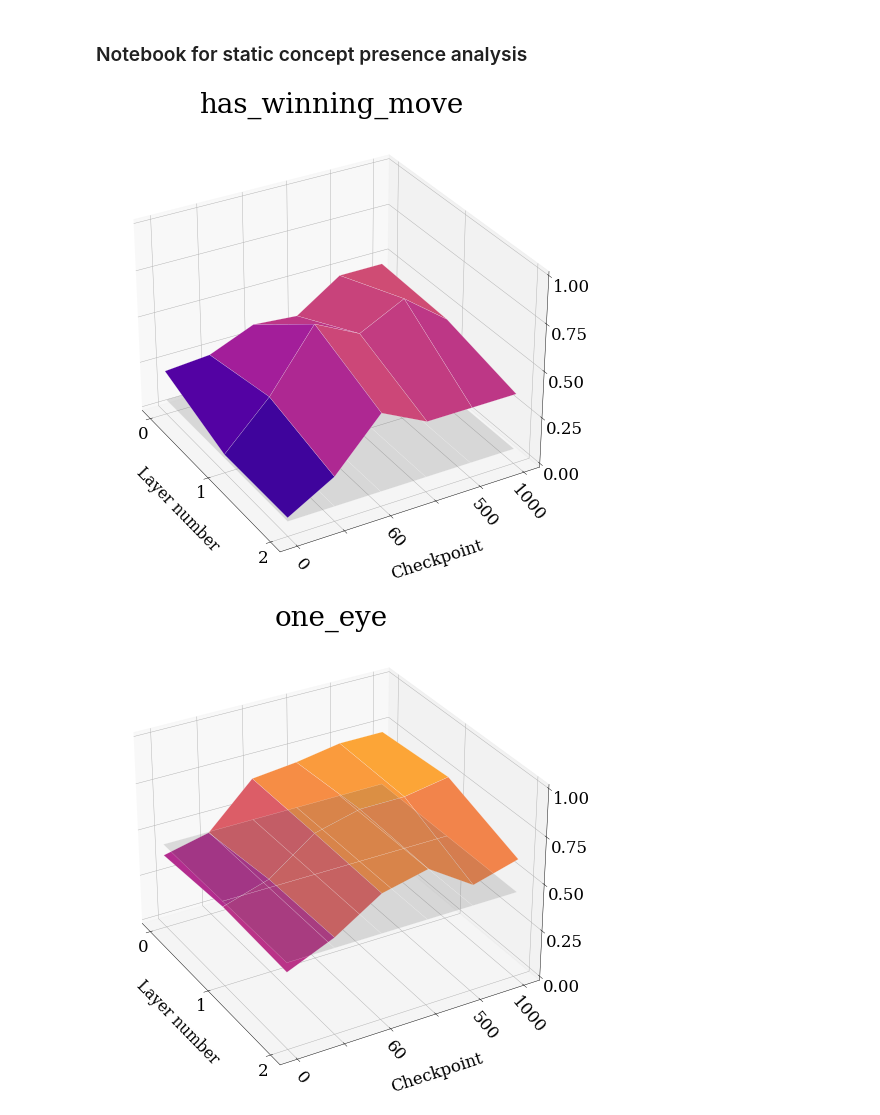
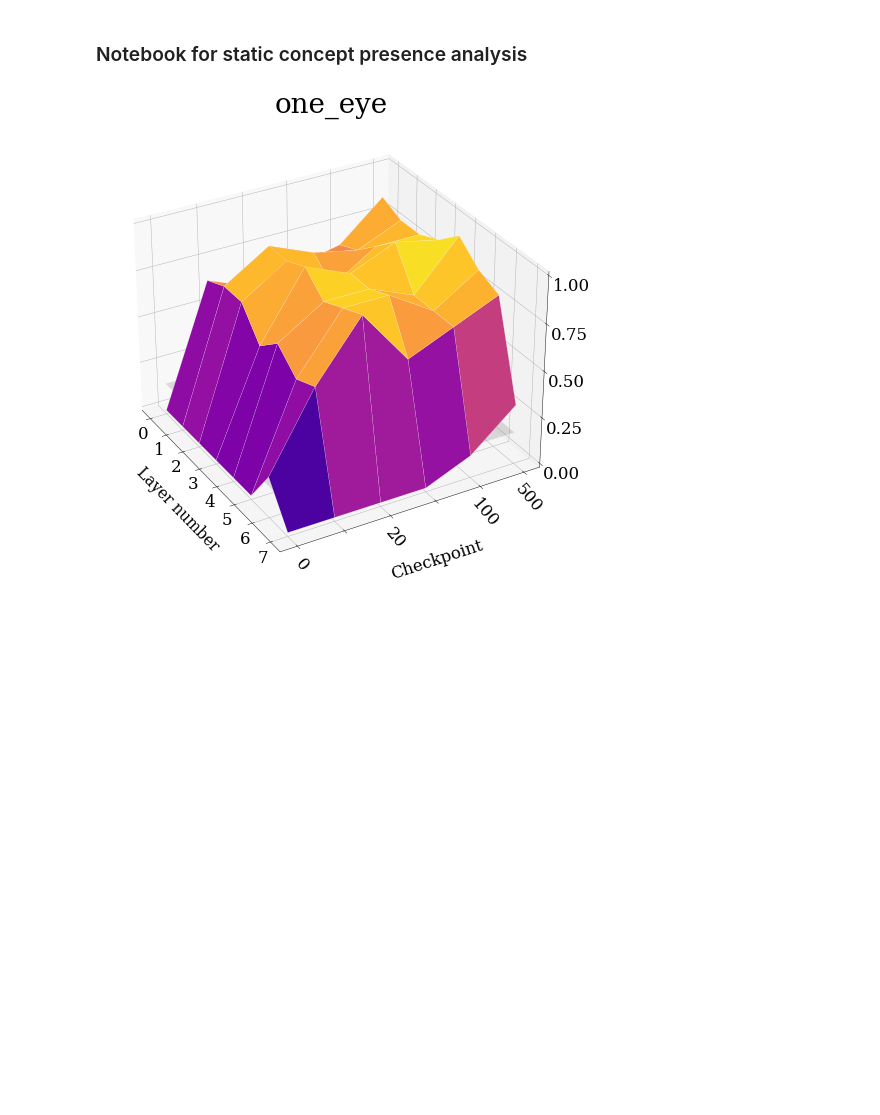
Before and after one commit to erikssommer/xai-concept-methods-drl, a Jupyter notebook: notebooks/static_concept_presence.ipynb, the cells around one changed output. Saved outputs shown, nothing was run; the diff lists cells and outputs as text; code cells hidden in the pictures; blank space fills up the shorter version.

Commit message:
Plotting new resutls from dim 7 board

```diff
--- a/notebooks/static_concept_presence.ipynb
+++ b/notebooks/static_concept_presence.ipynb
@@ -16,17 +16,17 @@ import json
 sys.path.append(os.path.abspath(os.path.join(os.path.pardir, 'src')))
 
 session_name = 'falcon'
-board_name = '5x5'
+board_name = '7x7'
 
-levels = [10, 20, 60, 100, 500, 1000]
+levels = [0, 10, 20, 60, 100, 500]
 
-resnet = False
+resnet = True
 
 model_type = "resnet" if resnet else "convnet"
 
 #static_concepts = ['one_eye', 'two_eyes', 'area_advantage', 'tsumego', 'has_winning_move', 'capture_stones_threat', 'play_center_in_opening', 'win_on_pass', 'random']
 
-static_concepts = ['has_winning_move', 'one_eye']
+static_concepts = ['one_eye']
 
 for concept in static_concepts:
     # Input regression plot
@@ -94,32 +94,31 @@ for concept in static_concepts:
     ax.set_axisbelow(False)
     ax.set_title(concept, fontsize=50, pad=-20)
     ax.set_xlabel("Layer number", labelpad=30, fontsize=28, zorder=10)
     ax.set_ylabel("Checkpoint", labelpad=45,fontsize=30,zorder=10)
     plt.xticks(fontsize=30, rotation=0)
     plt.xticks(np.arange(z.shape[1]))
     plt.yticks(fontsize=30, rotation=-50)
     ax.tick_params('z', labelsize=30, pad=15, reset=True)
     fig.patch.set_facecolor("white")
 
     ax.zaxis.set_major_locator(LinearLocator(5))
 
     labels = levels.copy()
     labels[0] = 0
     plt.yticks(np.arange(len(levels)), labels)
     yticks = ax.yaxis.get_major_ticks()
     for i in range(1, len(labels), 2):
         yticks[i].label1.set_visible(False)
 
     yticks[-1].label1.set_visible(True)
     # A StrMethodFormatter is used automatically
     ax.zaxis.set_major_formatter('{x:.02f}')
     ax.view_init(30, -30)
 
     # Add legend to describe the surfaces
     #ax.legend([surf_1, surf_2], ["Input presence", "Concept presence"], loc='upper center', bbox_to_anchor=(0.5, -0.05), fancybox=True, shadow=True, ncol=2, fontsize=30)
 
     os.makedirs(f"plots/static/{model_type}/{board_name}/{session_name}", exist_ok=True)
     plt.savefig(f"plots/static/{model_type}/{board_name}/{session_name}/{concept}.png", transparent=False)
 # %% [output]
-[figure, old version]
+[figure, new version]
-[figure, removed]
```
Also changed, not shown: 2 other files.
